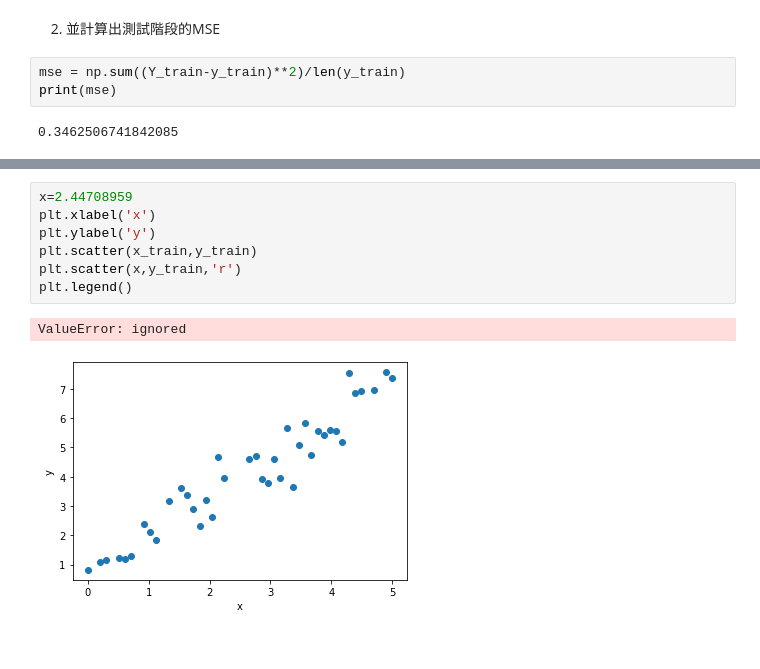
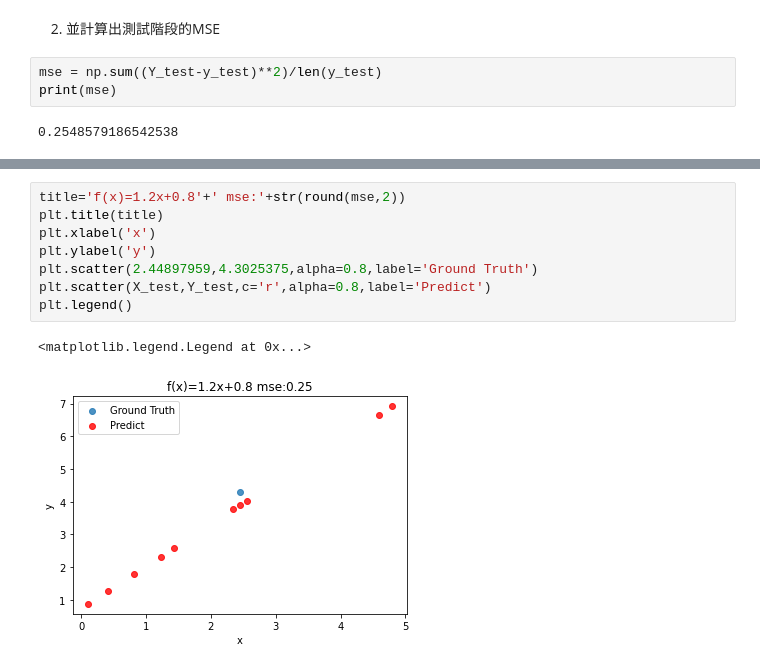
Before and after one commit to lyhstat/IMLP, a Jupyter notebook: Linear_Regression_HW.ipynb, the cells around one changed output, grey strips where cells are left out. Saved outputs shown, nothing was run; the diff lists cells and outputs as text.

```diff
--- a/Linear_Regression_HW.ipynb
+++ b/Linear_Regression_HW.ipynb
@@ -206,20 +206,21 @@ array([[2.31982592],
 # %% [markdown]
 2. 並計算出測試階段的MSE
 # %%
-mse = np.sum((Y_train-y_train)**2)/len(y_train)
+mse = np.sum((Y_test-y_test)**2)/len(y_test)
 print(mse)
 # %% [output]
-0.3462506741842085
+0.2548579186542538
 # %% [markdown]
 3. 畫出目標點(藍色)與預測點(紅色)的對應圖
 ![](images/LR_test.PNG)
-# %%
-x=2.44708959
-plt.xlabel('x')
-plt.ylabel('y')
-plt.scatter(x_train,y_train)
-plt.scatter(x,y_train,'r')
-plt.legend()
-# %% [output]
-ValueError: ignored
-[figure, removed]
+# %%
+title='f(x)=1.2x+0.8'+' mse:'+str(round(mse,2))
+plt.title(title)
+plt.xlabel('x')
+plt.ylabel('y')
+plt.scatter(2.44897959,4.3025375,alpha=0.8,label='Ground Truth')
+plt.scatter(X_test,Y_test,c='r',alpha=0.8,label='Predict')
+plt.legend()
+# %% [output]
+<matplotlib.legend.Legend at 0x...>
+[figure, added]
```
